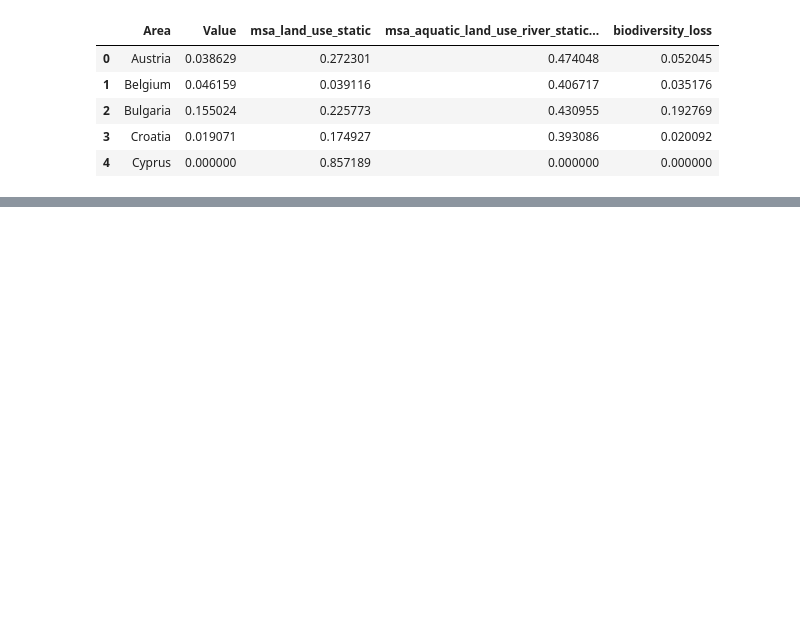
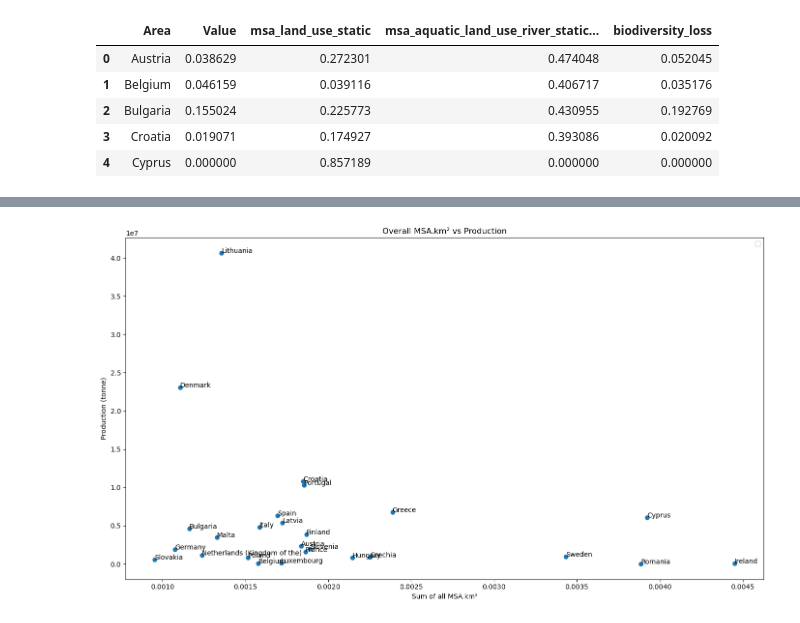
Before and after one commit to clairebertrandgithub/private-projects, a Jupyter notebook: wheat_impact.ipynb, the cells around one changed output, grey strips where cells are left out. Drawn from its saved outputs; the diff is of its cells as text; code cells hidden in the pictures; blank space fills up the shorter version.

```diff
--- a/wheat_impact.ipynb
+++ b/wheat_impact.ipynb
@@ -217,0 +211,25 @@ plt.show()
+# %%
+# Scatter plot to unveil good and bad producers
+plt.figure(figsize=(14, 8))
+
+# Divide Biodiversity loss by Value, to retrieve the sum of all MSA (to normalize by tons)
+x = (biodiversity_loss_by_country['biodiversity_loss'] / biodiversity_loss_by_country['Value'])#.apply(lambda x: numpy.log10(x))
+y = biodiversity_loss_by_country['Value']#.apply(lambda x: numpy.log10(x))
+
+plt.scatter(x, y)
+
+
+for i, txt in enumerate(biodiversity_loss_by_country['Area']):
+    plt.annotate(txt, (x[i], y[i]))
+
+# Add Titles and Labels
+plt.title('Overall MSA.km² vs Production')
+plt.xlabel('Sum of all MSA.km²')
+plt.ylabel('Production (tonne)')
+plt.legend()
+plt.tight_layout()
+
+# Show the plot
+plt.show()
+# %% [output]
+[figure, added]
```
Also changed, not shown: parts of 7 cells of this notebook.
